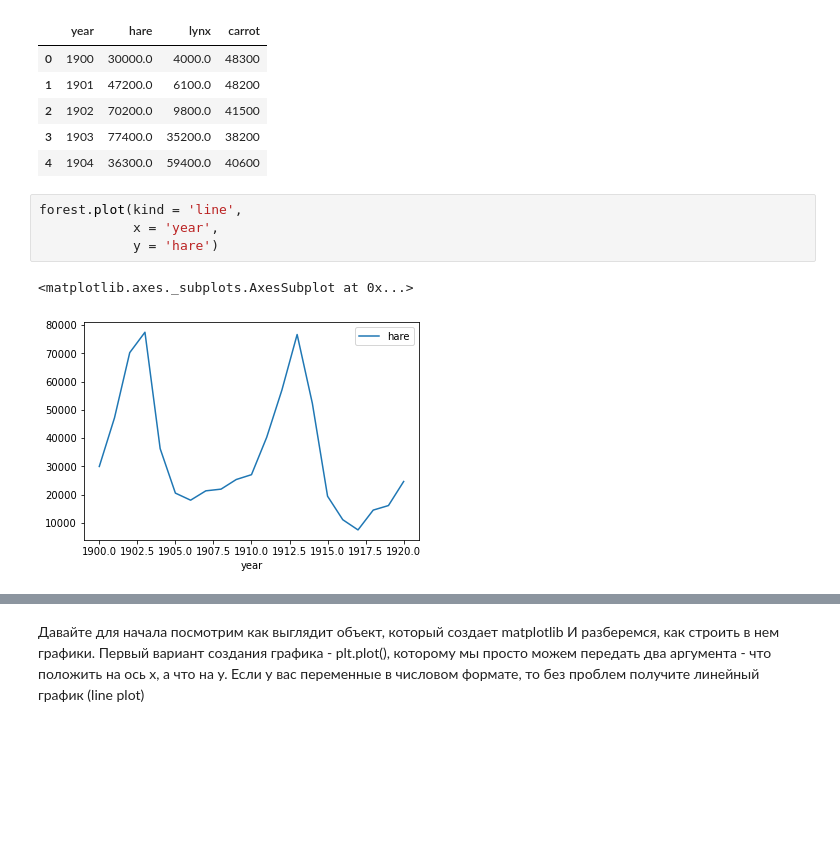
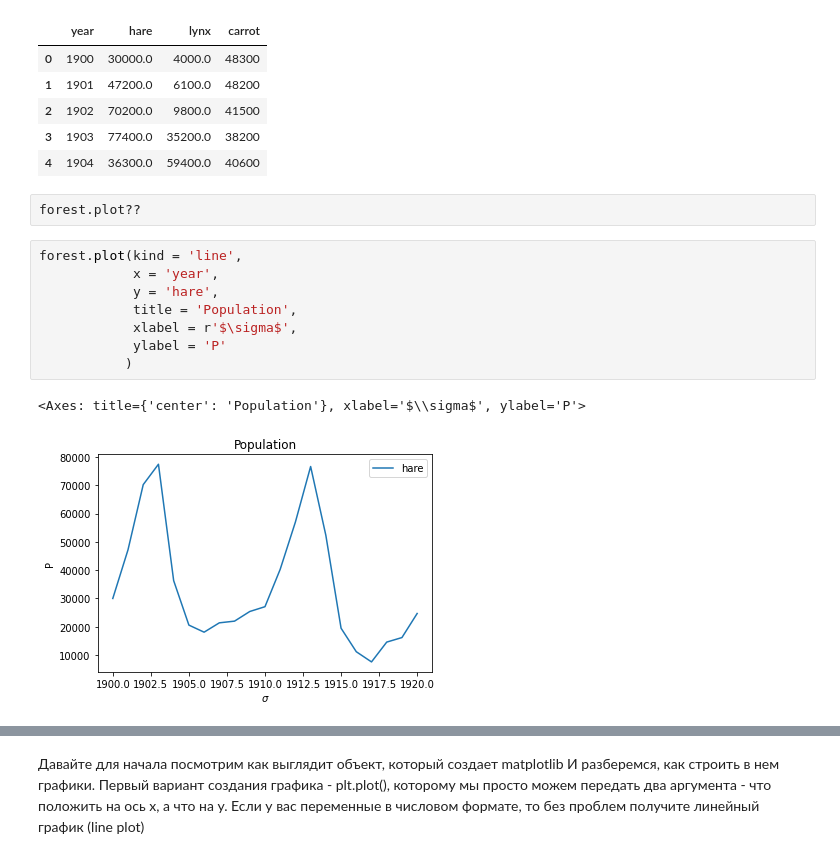
Before and after one commit to pileyan/Python_2023_Master, a Jupyter notebook: lect09. Data visualization/Viz.ipynb, the cells around one changed output, grey strips where cells are left out. Drawn from its saved outputs; the diff is of its cells as text; blank space fills up the shorter version.

```diff
--- a/lect09. Data visualization/Viz.ipynb
+++ b/lect09. Data visualization/Viz.ipynb
@@ -39,10 +39,16 @@ forest.head()
 | 2 | 1902 | 70200.0 | 9800.0 | 41500 |
 | 3 | 1903 | 77400.0 | 35200.0 | 38200 |
 | 4 | 1904 | 36300.0 | 59400.0 | 40600 |
+# %%
+forest.plot??
 # %%
 forest.plot(kind = 'line',
             x = 'year',
-            y = 'hare')
+            y = 'hare',
+            title = 'Population',
+            xlabel = r'$\sigma$',
+            ylabel = 'P'
+           )
 # %% [output]
-<matplotlib.axes._subplots.AxesSubplot at 0x...>
+<Axes: title={'center': 'Population'}, xlabel='$\\sigma$', ylabel='P'>
-[figure, old version]
+[figure, new version]
```
Also changed, not shown: parts of 10 cells of this notebook, 4 other files.
